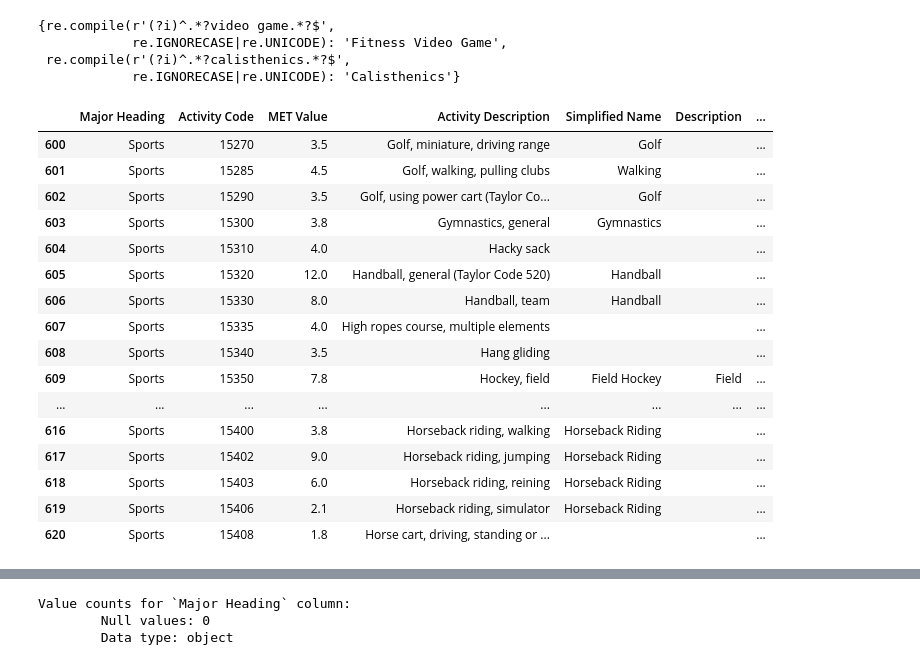
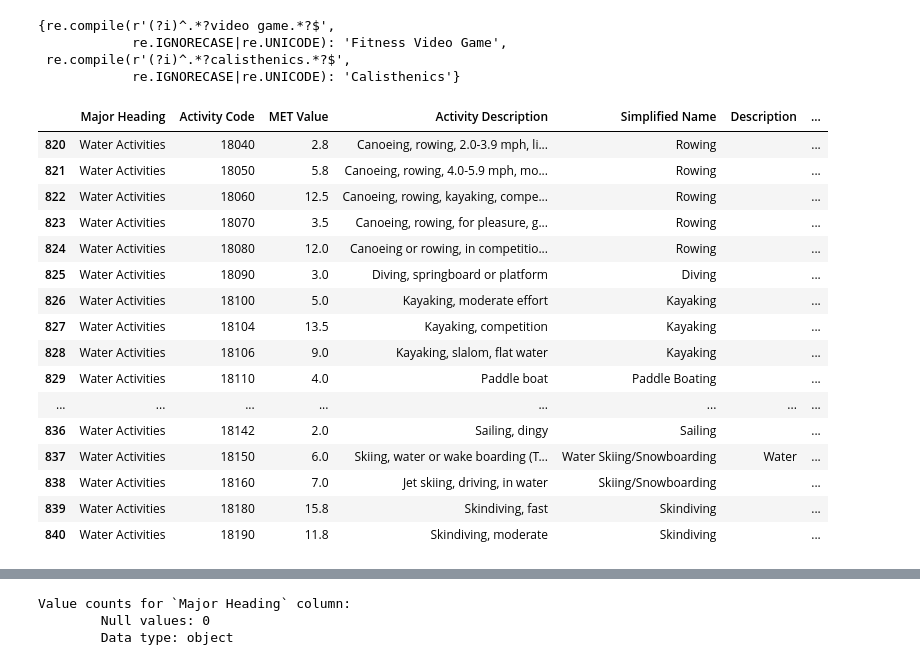
Before and after one commit to silvhua/custom_python, a Jupyter notebook: notebooks/2024-03-12 parse Physical Activity Comppendium PDF.ipynb, the cells around one changed output, grey strips where cells are left out. Saved outputs shown, nothing was run; the diff lists cells and outputs as text; code cells hidden in the pictures.

```diff
--- a/notebooks/2024-03-12 parse Physical Activity Comppendium PDF.ipynb
+++ b/notebooks/2024-03-12 parse Physical Activity Comppendium PDF.ipynb
@@ -632,6 +632,8 @@ def parse_pdf_tolist(
     ):
     """
     Create dataframe from a PDF file using
+
+    Documentation:https://tabula-py.readthedocs.io/en/latest/tabula.html#tabula.io.read_pdf
     """
     print(f'Extracting the following files:')
     if type(pdf_filenames) != list:
@@ -643,6 +645,7 @@ def parse_pdf_tolist(
         print(file)
         filepath = f'{filepath}/'.replace('\\','/') if filepath else ''
         path_and_file = filepath+file
+        print(f'Extracting from {path_and_file}')
         try:
             df_list = read_pdf(path_and_file, pages=pages, **kwargs)
             dfs_list.append(df_list)
@@ -918,6 +981,7 @@ convert_dict_key_to_regex(mapping_dict)
  re.compile(r'(?i)^.*?calisthenics.*?$',
             re.IGNORECASE|re.UNICODE): 'Calisthenics'}
 # %%
+import re
 def convert_dict_keys_to_regex(dictionary):
     new_dict = {}
     for key, value in dictionary.items():
@@ -971,12 +1035,17 @@ def simplify_column_with_description(
     # Remove duplicate substrings
     # df[new_column] = df[new_column].str.replace(r'\b(\w+)\s.*?\1\b', r'\1', regex=True)
     final_columns = final_columns if final_columns else simplified_df.columns
+    simplified_df['Activity Code'] = simplified_df['Activity Code'].astype(int)
+    simplified_df = simplified_df.sort_values(by=['Activity Code'])
     return simplified_df[final_columns]
 
 mapping_dict = {
     # r'(?i)^.*?bicycling.*?$': 'Biking',
+    'mountaineering': 'Mountaineering',
+    'hiking': 'Hiking',
+    'coaching': 'Coaching Sports',
     'horseback riding': 'Horseback Riding',
-    '(video game .+fit|exergam|active video game)': 'Fitness Video Game',
+    '(video game .+fit|exergam|exercube|active video game)': 'Fitness Video Game',
     'carrying .*objects': 'Carrying Objects',
     'ping pong': 'Ping Pong/Table Tennis',
     'bocce ball': 'Bocce Ball',
@@ -990,23 +1059,23 @@ mapping_dict = {
     'elliptical trainer': 'Elliptical Trainer',
     '(rowing|rower)': 'Rowing',
     'stair .*?(stepper|ergometer)': 'Stair Stepper',
-    'resistance training': 'Resistance Training',
+    'resistance .*?training': 'Resistance Training',
     'pole danc': 'Pole Dancing',
     '(class|health club exercise|jazzercise)': 'Fitness Class',
     'e-bike': 'E-bike',
-    'dance|dancing': 'Dancing',
+    '(dance|dancing)': 'Dancing',
     '(body weight|home) .*?exercise': 'Calisthenics/Bodyweight Training',
     'circuit trainig': 'Circuit Training',
-    '(rope skip|jump)': 'Rope Jumping',
-    'ski machine|ergometer': 'Ski Ergometer',
+    'rope (skip|jump)': 'Rope Jumping',
+    'ski (machine|ergometer)': 'Ski Ergometer',
     'pilates': 'Pilates',
     'arm ergometer': 'Arm Ergometer',
     'stretching': 'Stretching',
     'hooping': 'Hula Hooping',
     'boxing': 'Boxing',
     'fishing': 'Fishing',
-    '{hunting|trapping}': 'Hunting',
-    'shooting': 'Shooting',
+    '(hunting|trapping)': 'Hunting',
+    '\bshooting\b(?! baskets\b)': 'Shooting', # shooting but not followed by 'baskets'
     'foraging': 'Foraging',
     'serving food': 'Serving Food',
     '(cleaning|mopping|dusting|vacuuming|wash dishes)': 'House Cleaning',
@@ -1019,10 +1088,10 @@ mapping_dict = {
     'using .*?tools': 'Using Tools',
     '(moving|loading) .*?boxes': 'Moving Boxes',
     'military': 'Military Activities',
-    'jogging|running': 'Jogging/Running',
+    '(jogging|running)': 'Jogging/Running',
     'basketball': 'Basketball',
+    'Billiards': 'Billiards',
     'badminton': 'Badminton',
-    'billiards': 'Billiards',
     'gymnastics': 'Gymnastics',
     'gricket': 'Cricket',
     'groquet': 'Croquet',
@@ -1032,11 +1101,11 @@ mapping_dict = {
     'kendo': 'Kendo',
     '(taekwondo|martial arts|judo|kendu)': 'Martial Arts',
     'sailing': 'Sailing',
-    'soccer': 'Soccer (Football)',
+    'soccer': 'Soccer/Football',
     'swimming': 'Swimming',
     'tennis': 'Tennis',
     'volleyball': 'Volleyball',
-    'frisbee': 'Frisbee',
+    'frisbee, ultimate': 'Ultimate Frisbee',
     'golf': 'Golf',
     'handball': 'Handball',
     'juggling': 'Juggling',
@@ -1053,7 +1122,6 @@ mapping_dict = {
     '(rock|mountain) climbing': 'Rock Climbing',
     'rodeo sports': 'Rodeo Sports',
     'shuffleboard': 'Shuffleboard',
-    '(skating, roller|roller blading)' : 'Roller Skating/ Roller Blading',
     'squash': 'Squash',
     'tai chi': 'Tai Chi/Qi Gong',
     'track and field': "Track and Field",
@@ -1076,7 +1144,6 @@ mapping_dict = {
     'snow shoeing': 'Snow Shoeing',
     'snow shoveling': 'Snow Shoveling',
     'rollerskiing': 'Rollerskiing',
-    'mountaineering': 'Mountaineering',
     'yoga': 'Yoga',
     'bowling': 'Bowling',
     'farming': 'Farming',
@@ -1084,6 +1151,17 @@ mapping_dict = {
     'paddle boat': 'Paddle Boating',
     'curling': 'Curling',
     'fire fighter': 'Fire Fighting',
+    'unicycl': 'Unicycling',
+    '^skipping': 'Skipping',
+    'football': 'American Football',
+    '(juggling|hacky sack)': 'Juggling/Hacky Sack',
+    'Shuffleboard': 'Shuffleboarding',
+    'pushing a wheelchair': 'Pushing a Wheelchair',
+    'Using medical knee scooter': 'Using Medical Knee Scooter',
+    'Diving, springboard or platform': 'Diving',
+    'Descending stairs': 'Climbing Down Stairs',
+    'polo': 'Polo',
+    'ski jumping': 'Ski Jumping',
 }
 description_mapping_dict = {
     # 'bicycling': 'Biking',
@@ -1091,51 +1169,55 @@ description_mapping_dict = {
     'mountain[^(? climber)]': 'Mountain',
     'BMX': 'BMX',
     '(stairs, up|uphill)': 'Incline',
     # 'downhbill': 'Decline',
-    '\bice\b': 'Ice',
-    'field': 'Field',
+    ', ice': 'Ice',
+    '\b(?!track\s+and\s+field\b).*\bfield\b.*': 'Field', # this matches with track and field
     'treadmill': 'Treadmill',
     'water\s': 'Water',
-    'cross-country': 'Cross-Country',
+    '(cross-|cross )country': 'Cross-Country',
+    'race': 'Race',
+    'roller': 'Roller'
     # 'aerobic': 'Aerobic',
     # 'video': 'Home Exercise'
 
 }
 major_heading_mapping_dict = {
     'Self Care': 'Personal Care',
     'Sexual Activity': 'Sexual Activity', # this is missing
     'Lawn & Garden': 'Gardening and Lawn Work',
     'Music Playing': 'Playing Musical Instrument',
     'Home Repair': 'Home Repair',
-    'Home Activities': 'Household Cleaning and Tasks'
+    'Home Activities': 'Household Cleaning and Tasks',
+    'Occupation': 'Occupation',
+    'Walking football/soccer': 'Soccer/Football',
 }
 final_columns = [
     'Major Heading',
     'Activity Code',
     'MET Value',
     'Activity Description',
     'Simplified Name',
     'Description',
     'Check Parsing',
 ]
 result_df = simplify_column_with_description(df, mapping_dict, description_mapping_dict, major_heading_mapping_dict, final_columns=final_columns)
-start = 600
+start = 820
 result_df.loc[start:start+20]
 # %% [output]
 |  | Major Heading | Activity Code | MET Value | Activity Description | Simplified Name | Description | ... |
-| 600 | Sports | 15270 | 3.5 | Golf, miniature, driving range | Golf |  | ... |
-| 601 | Sports | 15285 | 4.5 | Golf, walking, pulling clubs | Walking |  | ... |
-| 602 | Sports | 15290 | 3.5 | Golf, using power cart (Taylor Co... | Golf |  | ... |
-| 603 | Sports | 15300 | 3.8 | Gymnastics, general | Gymnastics |  | ... |
-| 604 | Sports | 15310 | 4.0 | Hacky sack |  |  | ... |
-| 605 | Sports | 15320 | 12.0 | Handball, general (Taylor Code 520) | Handball |  | ... |
-| 606 | Sports | 15330 | 8.0 | Handball, team | Handball |  | ... |
-| 607 | Sports | 15335 | 4.0 | High ropes course, multiple elements |  |  | ... |
-| 608 | Sports | 15340 | 3.5 | Hang gliding |  |  | ... |
-| 609 | Sports | 15350 | 7.8 | Hockey, field | Field Hockey | Field | ... |
+| 820 | Water Activities | 18040 | 2.8 | Canoeing, rowing, 2.0-3.9 mph, li... | Rowing |  | ... |
+| 821 | Water Activities | 18050 | 5.8 | Canoeing, rowing, 4.0-5.9 mph, mo... | Rowing |  | ... |
+| 822 | Water Activities | 18060 | 12.5 | Canoeing, rowing, kayaking, compe... | Rowing |  | ... |
+| 823 | Water Activities | 18070 | 3.5 | Canoeing, rowing, for pleasure, g... | Rowing |  | ... |
+| 824 | Water Activities | 18080 | 12.0 | Canoeing or rowing, in competitio... | Rowing |  | ... |
+| 825 | Water Activities | 18090 | 3.0 | Diving, springboard or platform | Diving |  | ... |
+| 826 | Water Activities | 18100 | 5.0 | Kayaking, moderate effort | Kayaking |  | ... |
+| 827 | Water Activities | 18104 | 13.5 | Kayaking, competition | Kayaking |  | ... |
+| 828 | Water Activities | 18106 | 9.0 | Kayaking, slalom, flat water | Kayaking |  | ... |
+| 829 | Water Activities | 18110 | 4.0 | Paddle boat | Paddle Boating |  | ... |
 | ... | ... | ... | ... | ... | ... | ... | ... |
-| 616 | Sports | 15400 | 3.8 | Horseback riding, walking | Horseback Riding |  | ... |
-| 617 | Sports | 15402 | 9.0 | Horseback riding, jumping | Horseback Riding |  | ... |
-| 618 | Sports | 15403 | 6.0 | Horseback riding, reining | Horseback Riding |  | ... |
-| 619 | Sports | 15406 | 2.1 | Horseback riding, simulator | Horseback Riding |  | ... |
-| 620 | Sports | 15408 | 1.8 | Horse cart, driving, standing or ... |  |  | ... |
+| 836 | Water Activities | 18142 | 2.0 | Sailing, dingy | Sailing |  | ... |
+| 837 | Water Activities | 18150 | 6.0 | Skiing, water or wake boarding (T... | Water Skiing/Snowboarding | Water | ... |
+| 838 | Water Activities | 18160 | 7.0 | Jet skiing, driving, in water | Skiing/Snowboarding |  | ... |
+| 839 | Water Activities | 18180 | 15.8 | Skindiving, fast | Skindiving |  | ... |
+| 840 | Water Activities | 18190 | 11.8 | Skindiving, moderate | Skindiving |  | ... |
```
Also changed, not shown: parts of 12 cells of this notebook.
